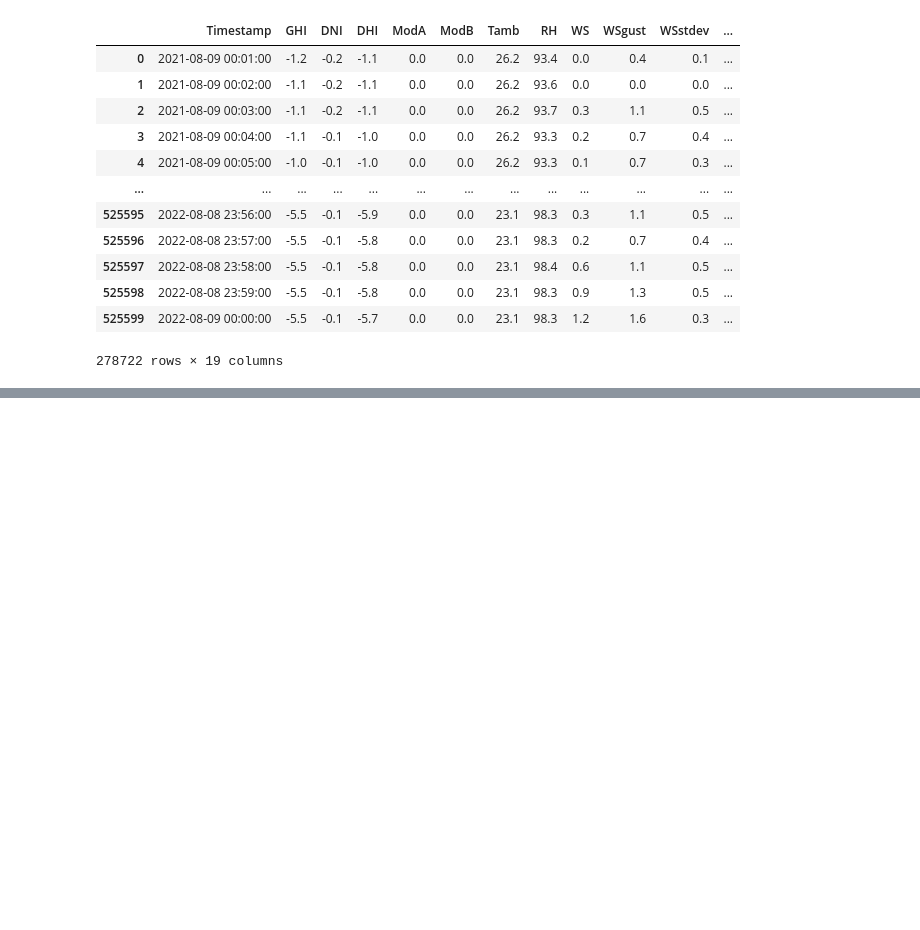
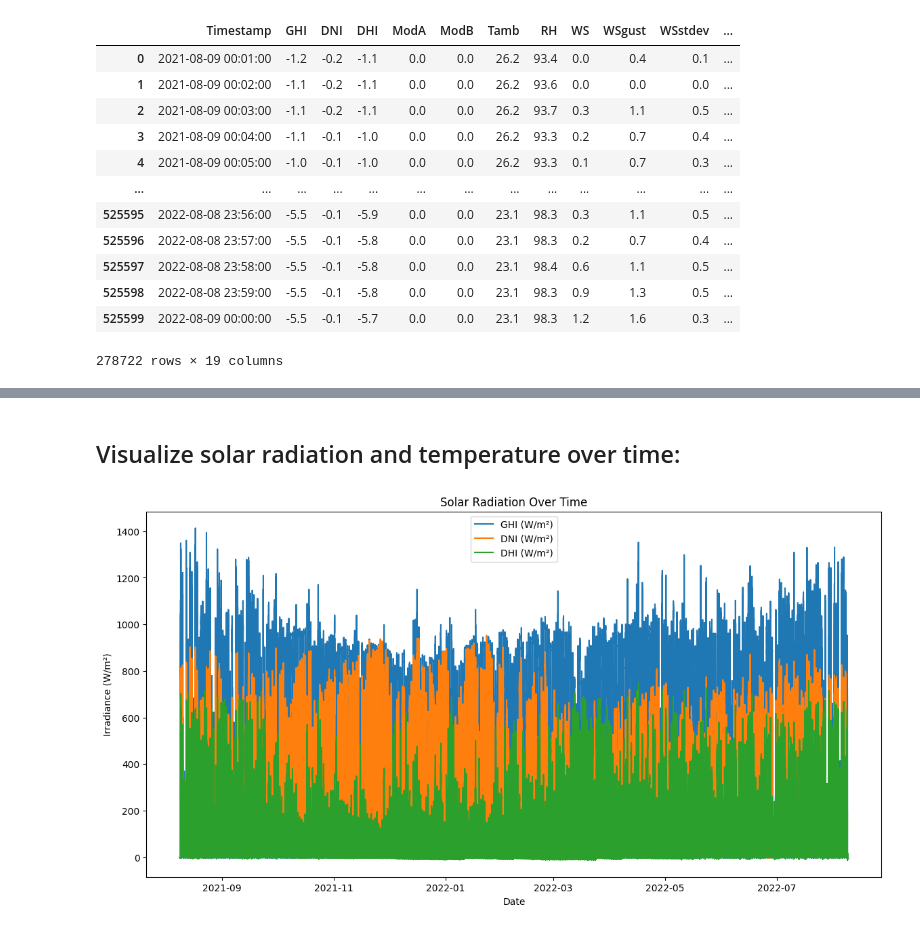
Before and after one commit to Beki78/Solar-Radiation-Measurement-Analysis, a Jupyter notebook: notebooks/solar_radation.ipynb, the cells around one changed output, grey strips where cells are left out. Cells and saved outputs as stored; diff of their text form; code cells hidden in the pictures; blank space fills up the shorter version.

Commit message:
Visualize solar radiation and temperature over time

```diff
--- a/notebooks/solar_radation.ipynb
+++ b/notebooks/solar_radation.ipynb
@@ -172,0 +217,20 @@ negative_values
+# %% [markdown]
+## Visualize solar radiation and temperature over time:
+# %%
+import matplotlib.pyplot as plt
+
+# Convert Timestamp to datetime
+benin['Timestamp'] = pd.to_datetime(benin['Timestamp'])
+
+# Plot GHI, DNI, DHI over time
+plt.figure(figsize=(14, 7))
+plt.plot(benin['Timestamp'], benin['GHI'], label='GHI (W/m²)')
+plt.plot(benin['Timestamp'], benin['DNI'], label='DNI (W/m²)')
+plt.plot(benin['Timestamp'], benin['DHI'], label='DHI (W/m²)')
+plt.xlabel('Date')
+plt.ylabel('Irradiance (W/m²)')
+plt.title('Solar Radiation Over Time')
+plt.legend()
+plt.show()
+# %% [output]
+[figure, added]
```
Also changed, not shown: parts of 4 cells of this notebook.
